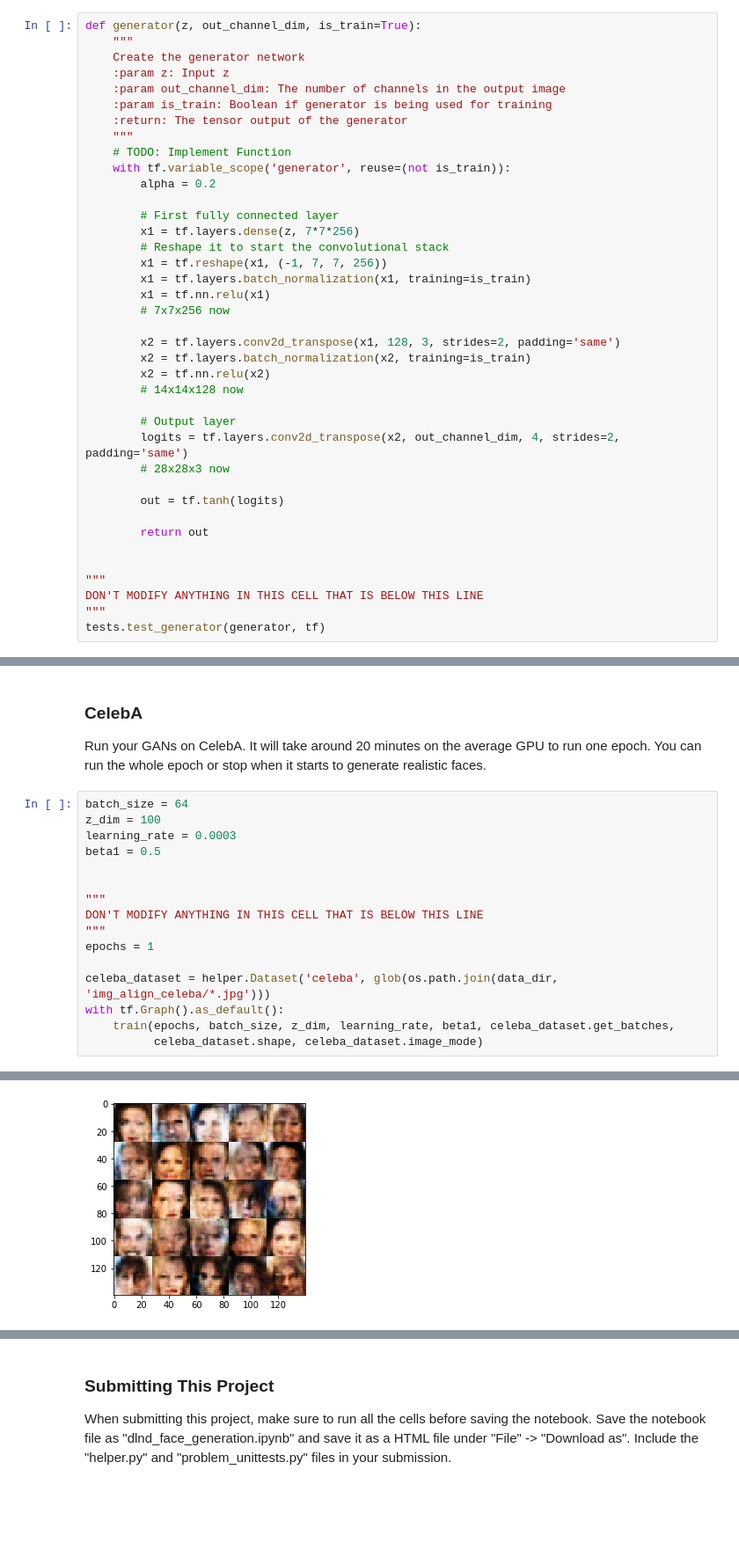
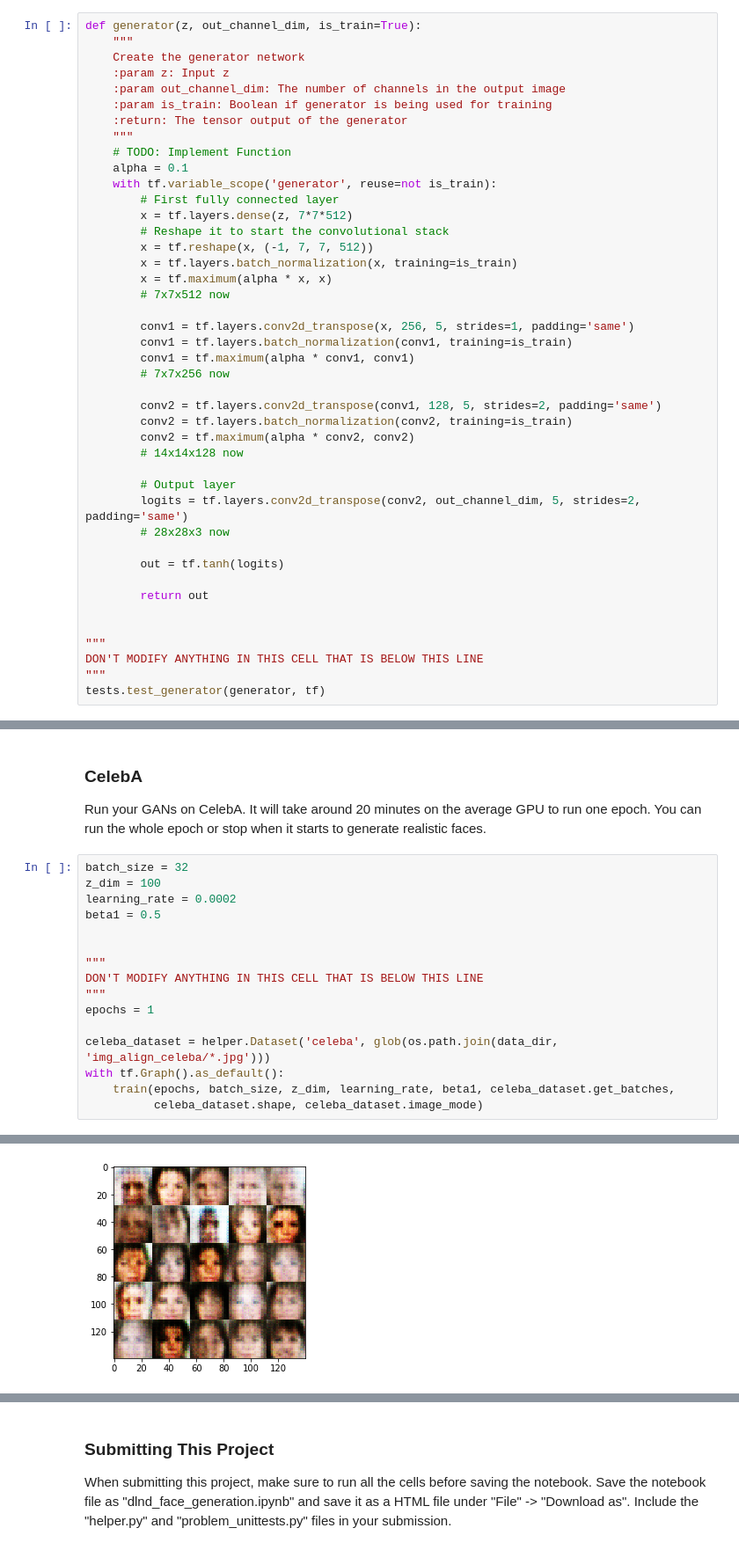
Before and after one commit to zhongdesen/face-generation, a Jupyter notebook: dlnd_face_generation.ipynb, the cells around one changed output, grey strips where cells are left out. Shown at 88% size. Drawn from its saved outputs; the diff is of its cells as text; blank space fills up the shorter version.

```diff
--- a/dlnd_face_generation.ipynb
+++ b/dlnd_face_generation.ipynb
@@ -182,24 +186,28 @@ def generator(z, out_channel_dim, is_train=True):
     :return: The tensor output of the generator
     """
     # TODO: Implement Function
-    with tf.variable_scope('generator', reuse=(not is_train)):
-        alpha = 0.2
+    alpha = 0.1
+    with tf.variable_scope('generator', reuse=not is_train):
+        # First fully connected layer
+        x = tf.layers.dense(z, 7*7*512)
+        # Reshape it to start the convolutional stack
+        x = tf.reshape(x, (-1, 7, 7, 512))
+        x = tf.layers.batch_normalization(x, training=is_train)
+        x = tf.maximum(alpha * x, x)
+        # 7x7x512 now
 
-        # First fully connected layer
-        x1 = tf.layers.dense(z, 7*7*256)
-        # Reshape it to start the convolutional stack
-        x1 = tf.reshape(x1, (-1, 7, 7, 256))
-        x1 = tf.layers.batch_normalization(x1, training=is_train)
-        x1 = tf.nn.relu(x1)
+        conv1 = tf.layers.conv2d_transpose(x, 256, 5, strides=1, padding='same')
+        conv1 = tf.layers.batch_normalization(conv1, training=is_train)
+        conv1 = tf.maximum(alpha * conv1, conv1)
         # 7x7x256 now
 
-        x2 = tf.layers.conv2d_transpose(x1, 128, 3, strides=2, padding='same')
-        x2 = tf.layers.batch_normalization(x2, training=is_train)
-        x2 = tf.nn.relu(x2)
+        conv2 = tf.layers.conv2d_transpose(conv1, 128, 5, strides=2, padding='same')
+        conv2 = tf.layers.batch_normalization(conv2, training=is_train)
+        conv2 = tf.maximum(alpha * conv2, conv2)
         # 14x14x128 now
 
         # Output layer
-        logits = tf.layers.conv2d_transpose(x2, out_channel_dim, 4, strides=2, padding='same')
+        logits = tf.layers.conv2d_transpose(conv2, out_channel_dim, 5, strides=2, padding='same')
         # 28x28x3 now
 
         out = tf.tanh(logits)
@@ -437,9 +445,9 @@ Epoch 2/2... Discriminator Loss: 0.9687... Generator Loss: 1.0358
 ### CelebA
 Run your GANs on CelebA.  It will take around 20 minutes on the average GPU to run one epoch.  You can run the whole epoch or stop when it starts to generate realistic faces.
 # %%
-batch_size = 64
+batch_size = 32
 z_dim = 100
-learning_rate = 0.0003
+learning_rate = 0.0002
 beta1 = 0.5
 
 
@@ -466 +474 @@ Epoch 1/1... Discriminator Loss: 0.7900... Generator Loss: 1.2326
-[figure, old version]
+[figure, new version]
```
Also changed, not shown: parts of 3 cells of this notebook, 2 other files.
